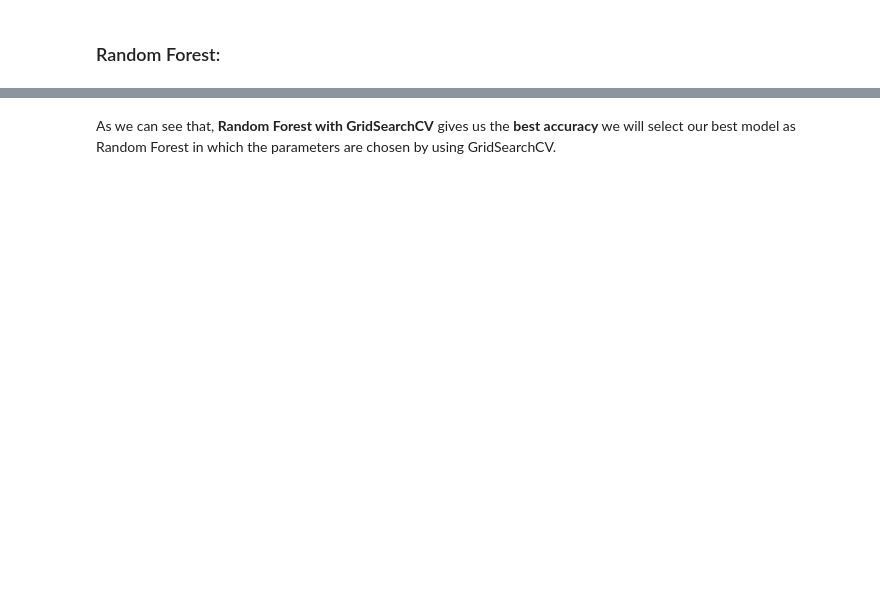
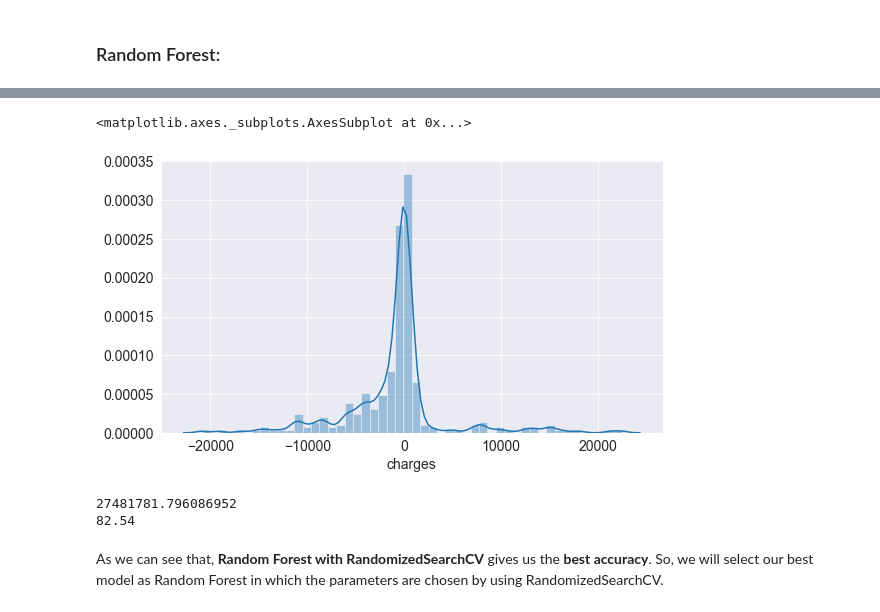
Before and after one commit to vighneshutamse/Insurance-Cost-Prediction, a Jupyter notebook: Insurance_Cost_Prediction.ipynb, the cells around one changed output, grey strips where cells are left out. Saved outputs shown, nothing was run; the diff lists cells and outputs as text; code cells hidden in the pictures; blank space fills up the shorter version.

```diff
--- a/Insurance_Cost_Prediction.ipynb
+++ b/Insurance_Cost_Prediction.ipynb
@@ -327,0 +535,8 @@ print(mean_squared_error(y_test, rf2_test_pred))
+# %%
+xg = xgb.XGBRegressor()
+# %%
+xg_rand = RandomizedSearchCV(estimator=xg, param_distributions=param_grid, n_jobs=1, n_iter=10, cv=5, verbose=2,
+                               random_state=0)
+# , scoring='neg_mean_squared_error'
+# %%
+xg_rand.fit(X_train,y_train)
@@ -327,0 +587,2 @@ print(mean_squared_error(y_test, rf2_test_pred))
+# %%
+xg_pred = xg_rand.predict(X_test)
@@ -328,2 +609,13 @@ print(mean_squared_error(y_test, rf2_test_pred))
+# %%
+sns.distplot(y_test-xg_pred)
+# %% [output]
+<matplotlib.axes._subplots.AxesSubplot at 0x...>
+[figure, added]
+# %%
+print(mean_squared_error(y_test, xg_pred))
+print(round(xg_rand.score(X_test,y_test)*100,2))
+# %% [output]
+27481781.796086952
+82.54
 # %% [markdown]
-As we can see that, **Random Forest with GridSearchCV** gives us the **best accuracy** we will select our best model as Random Forest in which the parameters are chosen by using GridSearchCV.
+As we can see that, **Random Forest with RandomizedSearchCV** gives us the **best accuracy**. So, we will select our best model as Random Forest in which the parameters are chosen by using RandomizedSearchCV.
```
Also changed, not shown: parts of 33 cells of this notebook.
